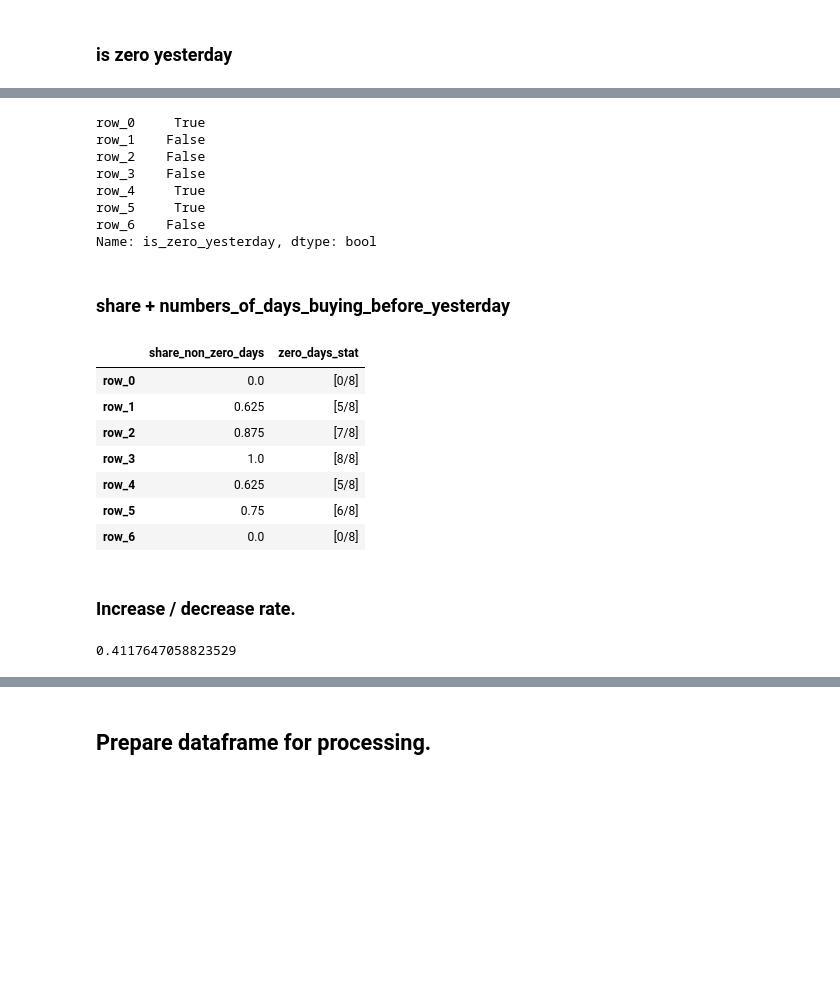
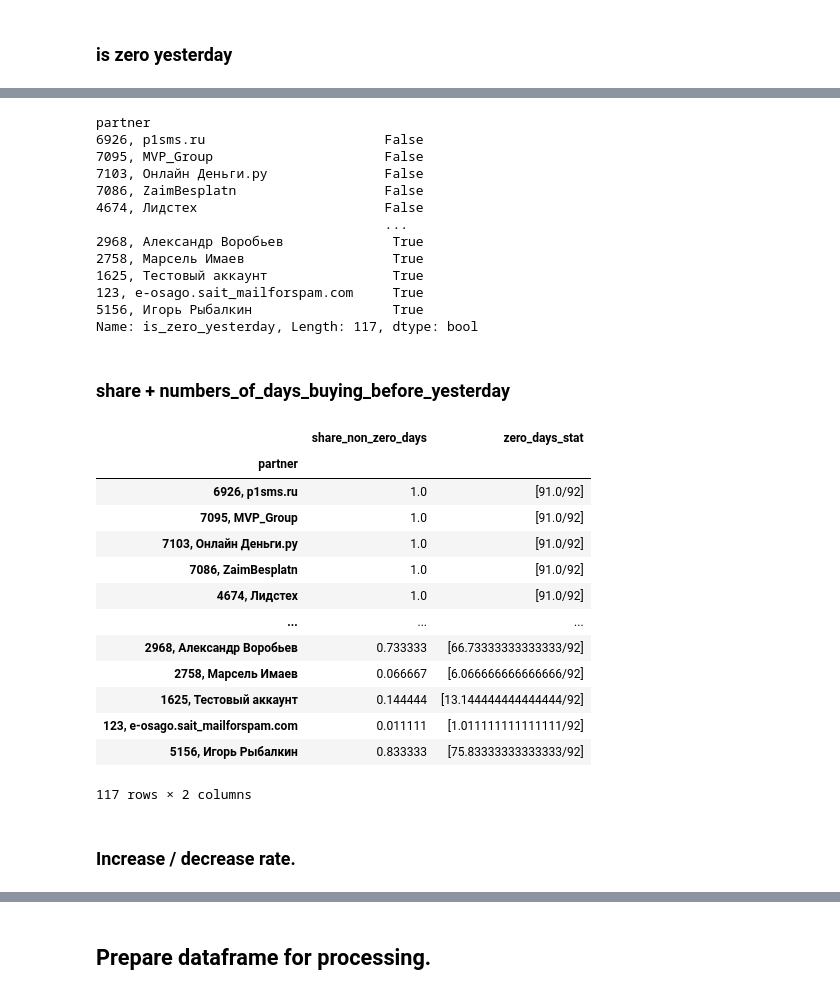
Before and after one commit to antisingle/s-alerts, a Jupyter notebook: alerts.ipynb, the cells around one changed output, grey strips where cells are left out. Saved outputs shown, nothing was run; the diff lists cells and outputs as text; code cells hidden in the pictures; blank space fills up the shorter version.

```diff
--- a/alerts.ipynb
+++ b/alerts.ipynb
@@ -6,5 +6,7 @@ import numpy as np
 # %% [markdown]
 ## Read data
 # %%
-#df = pd.read_excel('test_df.xlsx', index_col = 0)
-t = pd.read_excel('test.xlsx', sheet_name = 'Sheet2', index_col = 0)
+#t = pd.read_excel('test.xlsx', sheet_name = 'Sheet2', index_col = 0)
+t = pd.read_excel('test.xlsx', sheet_name = 'Real Data', index_col = 0)
+
+t.head()
@@ -228,68 +282,60 @@ t
 # %%
 is_zero_yesterday(t)
 # %% [output]
-row_0     True
-row_1    False
-row_2    False
-row_3    False
-row_4     True
-row_5     True
-row_6    False
-Name: is_zero_yesterday, dtype: bool
+partner
+6926, p1sms.ru                       False
+7095, MVP_Group                      False
+7103, Онлайн Деньги.ру               False
+7086, ZaimBesplatn                   False
+4674, Лидстех                        False
+                                     ...
+2968, Александр Воробьев              True
+2758, Марсель Имаев                   True
+1625, Тестовый аккаунт                True
+123, e-osago.sait_mailforspam.com     True
+5156, Игорь Рыбалкин                  True
+Name: is_zero_yesterday, Length: 117, dtype: bool
 # %% [markdown]
 ### share + numbers_of_days_buying_before_yesterday
 # %%
 def stat_of_days_buying_before_yesterday(df):
     n_rows = len(df.index)
     df = df.iloc[:, :-1].T
     tmp = df > 0
     tmp.loc['share_non_zero_days']     = tmp.iloc[:n_rows+1, :].mean()
     tmp.loc['number_of_non_zero_days'] = tmp.iloc[:n_rows+1, :].sum()
     tmp.loc['number_of_days']          = tmp.iloc[:n_rows+1, :].count()
     ttmp = tmp.T
     ttmp['zero_days_stat'] = (
         '['
-        +ttmp['number_of_non_zero_days'].astype(str)
+        +ttmp['number_of_non_zero_days'].astype('str')
         +'/'
-        +ttmp['number_of_days'].astype(str)
+        +ttmp['number_of_days'].astype('str')
         +']'
     )
     return ttmp[[
         'share_non_zero_days',
     #    'number_of_days',
     #    'number_of_non_zero_days',
         'zero_days_stat'
     ]]
 
 stat_of_days_buying_before_yesterday(t)
 # %% [output]
 |  | share_non_zero_days | zero_days_stat |
-| row_0 | 0.0 | [0/8] |
-| row_1 | 0.625 | [5/8] |
-| row_2 | 0.875 | [7/8] |
-| row_3 | 1.0 | [8/8] |
-| row_4 | 0.625 | [5/8] |
-| row_5 | 0.75 | [6/8] |
-| row_6 | 0.0 | [0/8] |
+| partner |  |  |
+| 6926, p1sms.ru | 1.0 | [91.0/92] |
+| 7095, MVP_Group | 1.0 | [91.0/92] |
+| 7103, Онлайн Деньги.ру | 1.0 | [91.0/92] |
+| 7086, ZaimBesplatn | 1.0 | [91.0/92] |
+| 4674, Лидстех | 1.0 | [91.0/92] |
+| ... | ... | ... |
+| 2968, Александр Воробьев | 0.733333 | [66.73333333333333/92] |
+| 2758, Марсель Имаев | 0.066667 | [6.066666666666666/92] |
+| 1625, Тестовый аккаунт | 0.144444 | [13.144444444444444/92] |
+| 123, e-osago.sait_mailforspam.com | 0.011111 | [1.011111111111111/92] |
+| 5156, Игорь Рыбалкин | 0.833333 | [75.83333333333333/92] |
+117 rows × 2 columns
 # %% [markdown]
 ### Increase / decrease rate.
-# %%
-def increase_rate_by_row(r, n_input = 999_999_999):
-    '''
-    r - row with values (per partner, offers, ...)
-    n - number of days to calculate mean. 999_999_999 by default - to aggragate whole row
-    '''
-    n_max = len(r) - 1 #real count of values in row
-    n = min(n_input, n_max) #number of rows to calculate mean
-
-    df = pd.DataFrame(r)
-    current_value = df.iloc[-1, 0] #get last value in row, usually, this is yesterdays value
-    prev_value = avg_by_row(r[-n-1:-1])
-    inc_rate = current_value / prev_value
-    return inc_rate
-
-#display(t.iloc[1])
-increase_rate_by_row(t.iloc[1], 2)
-# %% [output]
-0.4117647058823529
 # %%
```
Also changed, not shown: parts of 24 cells of this notebook, 1 other file.
